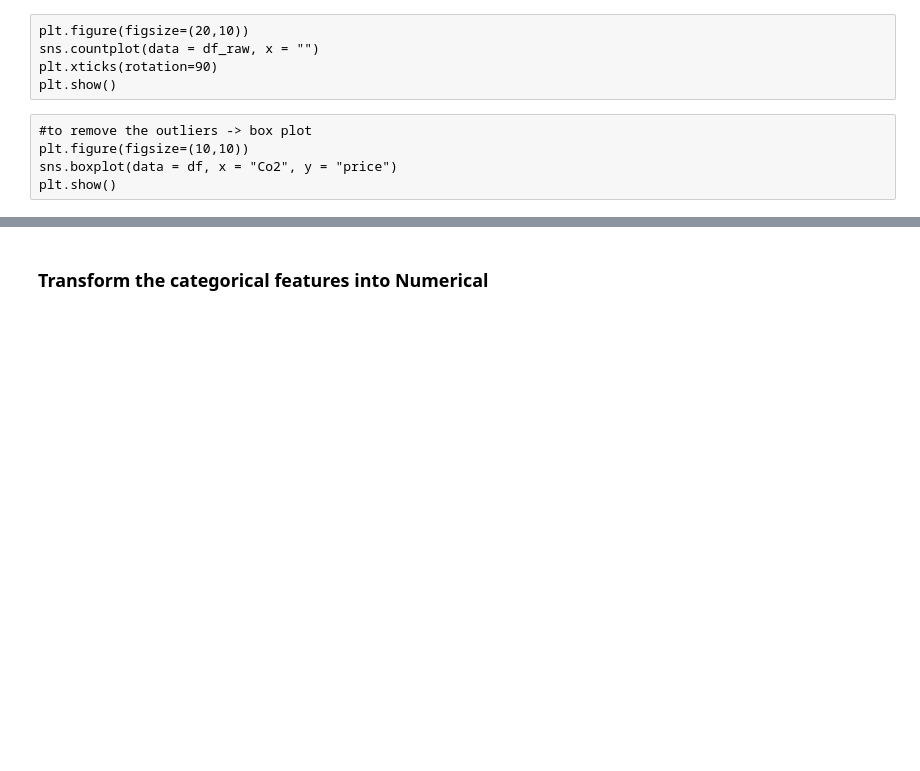
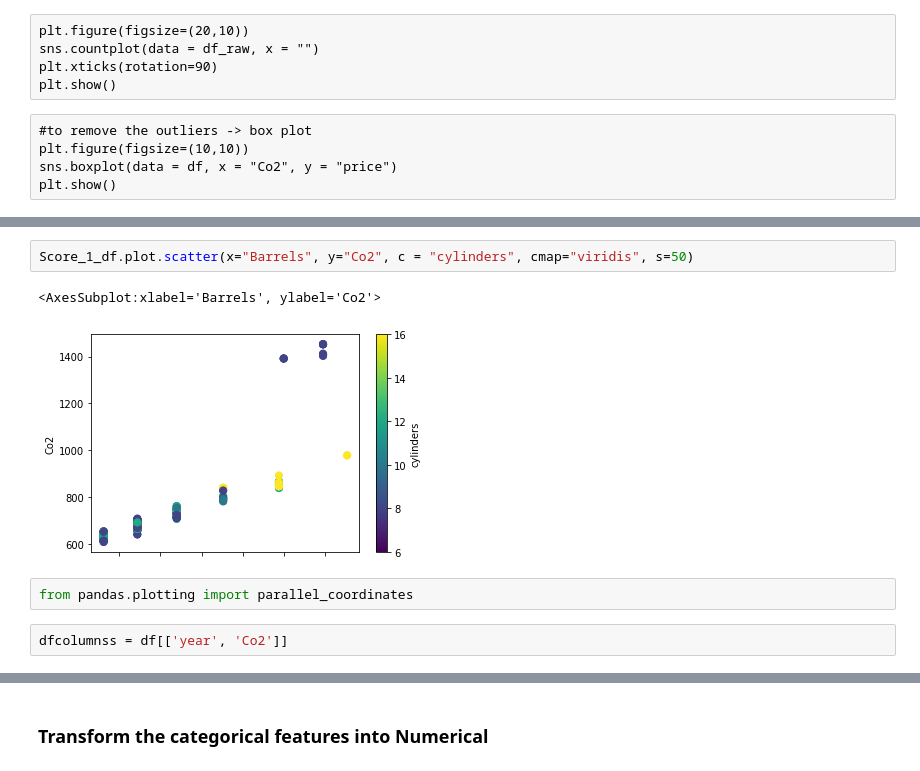
Before and after one commit to filcec/CLTV-project-, a Jupyter notebook: ML A.Luchi & F.Ceccarani-Copy1.ipynb, the cells around one changed output, grey strips where cells are left out. Saved outputs shown, nothing was run; the diff lists cells and outputs as text; blank space fills up the shorter version.

```diff
--- a/ML A.Luchi & F.Ceccarani-Copy1.ipynb
+++ b/ML A.Luchi & F.Ceccarani-Copy1.ipynb
@@ -889,0 +918,9 @@ plt.show()
+# %%
+Score_1_df.plot.scatter(x="Barrels", y="Co2", c = "cylinders", cmap="viridis", s=50)
+# %% [output]
+<AxesSubplot:xlabel='Barrels', ylabel='Co2'>
+[figure, added]
+# %%
+from pandas.plotting import parallel_coordinates
+# %%
+dfcolumnss = df[['year', 'Co2']]
```
Also changed, not shown: parts of 27 cells of this notebook.
